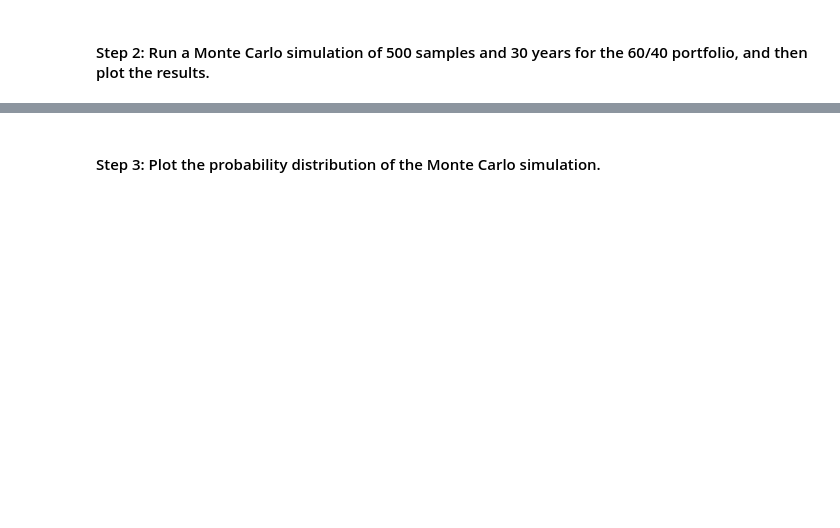
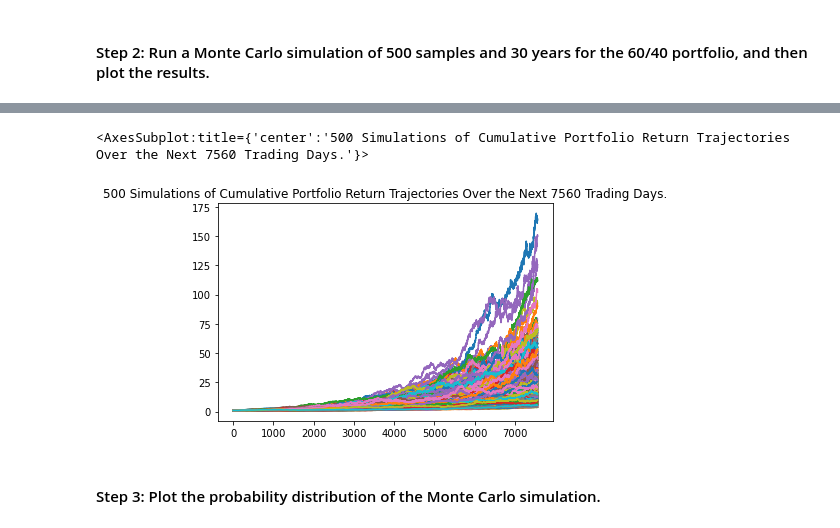
Before and after one commit to danenbm/fintech-m5-planning-tools, a Jupyter notebook: financial_planning_tools.ipynb, the cells around one changed output, grey strips where cells are left out. Saved outputs shown, nothing was run; the diff lists cells and outputs as text; code cells hidden in the pictures; blank space fills up the shorter version.

Commit message:
Adding Monte Carlo simulation for retirement planning

```diff
--- a/financial_planning_tools.ipynb
+++ b/financial_planning_tools.ipynb
@@ -407,11 +404,19 @@ In this section, you’ll use the MCForecastTools library to create a Monte Carl
+# %%
+# Set start and end dates of 10 years back from your current date
+start_date = pd.Timestamp("2011-07-02", tz="America/New_York").isoformat()
+end_date = pd.Timestamp("2021-07-02", tz="America/New_York").isoformat()
 # %%
 # Use the Alpaca get_barset function to make the API call to get the 10 years worth of pricing data
+
+# Note in practice we are not able to get any more than 1000 data points, so our dataset is limited
+# to about 4 years worth of data!!!
+
 # The tickers and timeframe parameters should have been set in Part 1 of this activity
 # The start and end dates should be updated with the information set above
 # Remember to add the df property to the end of the call so the response is returned as a DataFrame
-# YOUR CODE HERE
+df_portfolio = alpaca.get_barset(tickers, timeframe, start=start_date, end=end_date, limit=1000).df
 
 
 # Display both the first and last five rows of the DataFrame
-# YOUR CODE HERE
-# YOUR CODE HERE
+display(df_portfolio.head())
+display(df_portfolio.tail())
@@ -421,7 +443,12 @@ In this section, you’ll use the MCForecastTools library to create a Monte Carl
 # Configure the Monte Carlo simulation to forecast 30 years cumulative returns
 # The weights should be split 40% to AGG and 60% to SPY.
 # Run 500 samples.
-# YOUR CODE HERE
+MC_30_year = MCSimulation(
+    portfolio_data=df_portfolio,
+    weights=[.4, .6],
+    num_simulation=500,
+    num_trading_days=252*30
+)
 
 # Review the simulation input data
-# YOUR CODE HERE
+MC_30_year.portfolio_data.head()
@@ -431,7 +498,10 @@ In this section, you’ll use the MCForecastTools library to create a Monte Carl
 # %%
 # Visualize the 30-year Monte Carlo simulation by creating an
 # overlay line plot
-# YOUR CODE HERE
+MC_30_year.plot_simulation()
+# %% [output]
+<AxesSubplot:title={'center':'500 Simulations of Cumulative Portfolio Return Trajectories Over the Next 7560 Trading Days.'}>
+[figure, added]
 # %% [markdown]
 #### Step 3: Plot the probability distribution of the Monte Carlo simulation.
 # %%
```
Also changed, not shown: parts of 27 cells of this notebook.
